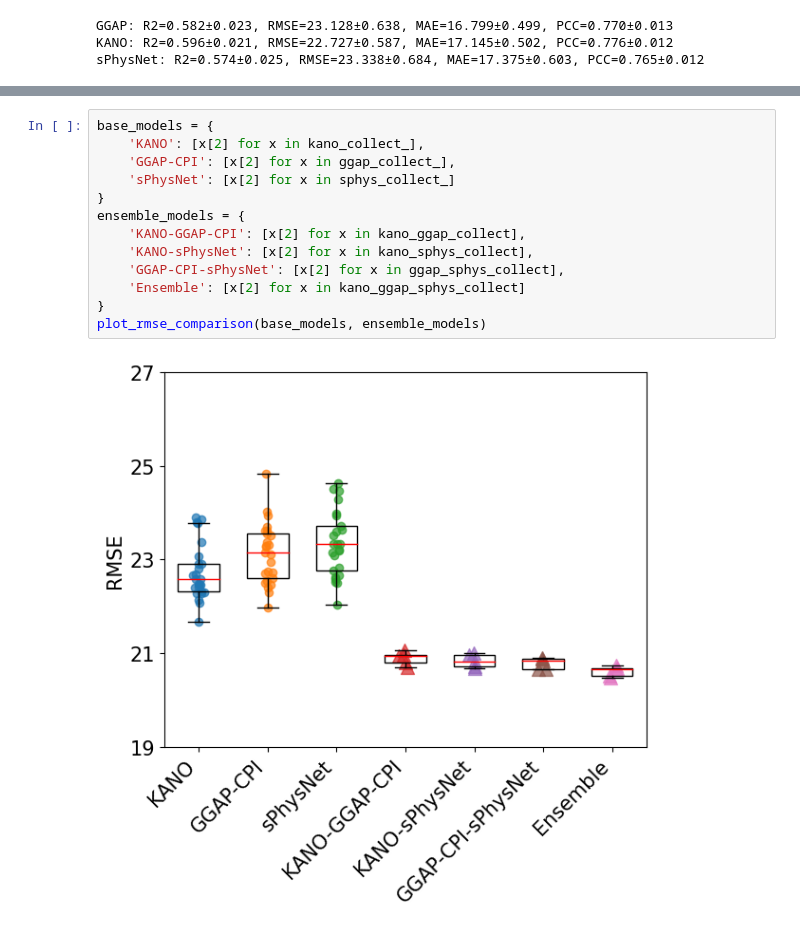
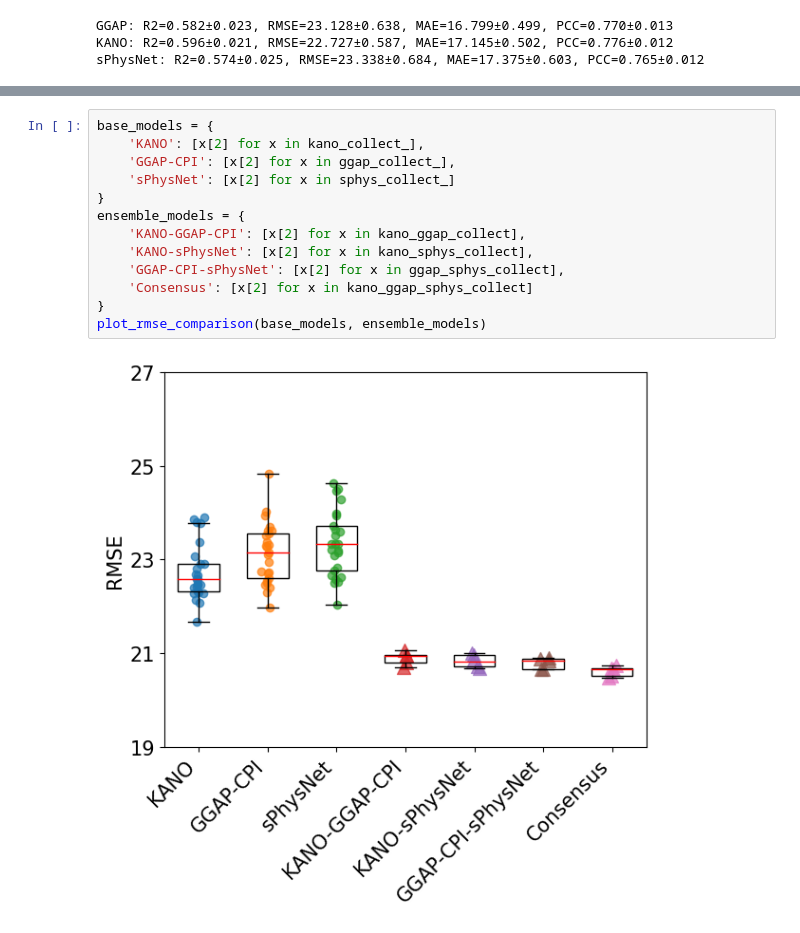
Before and after one commit to xiaolinpan/tox24_challenge_submission_yingkai_lab, a Jupyter notebook: result_analysis.ipynb, the cells around one changed output, grey strips where cells are left out. Saved outputs shown, nothing was run; the diff lists cells and outputs as text.

```diff
--- a/result_analysis.ipynb
+++ b/result_analysis.ipynb
@@ -349,18 +349,18 @@ Ensemble: R2=0.668±0.003, RMSE=20.609±0.098, MAE=15.272±0.089, PCC=0.819±0.0
 # %%
 base_models = {
     'KANO': [x[2] for x in kano_collect_],
     'GGAP-CPI': [x[2] for x in ggap_collect_],
     'sPhysNet': [x[2] for x in sphys_collect_]
 }
 ensemble_models = {
     'KANO-GGAP-CPI': [x[2] for x in kano_ggap_collect],
     'KANO-sPhysNet': [x[2] for x in kano_sphys_collect],
     'GGAP-CPI-sPhysNet': [x[2] for x in ggap_sphys_collect],
-    'Ensemble': [x[2] for x in kano_ggap_sphys_collect]
+    'Consensus': [x[2] for x in kano_ggap_sphys_collect]
 }
 plot_rmse_comparison(base_models, ensemble_models)
 # %% [output]
-[figure, old version]
+[figure, new version]
 # %%
 # calculate statistical significance of the RMSE difference between base models and ensemble models
 from scipy.stats import ttest_rel
```
Also changed, not shown: parts of 9 cells of this notebook, 17 other files.
